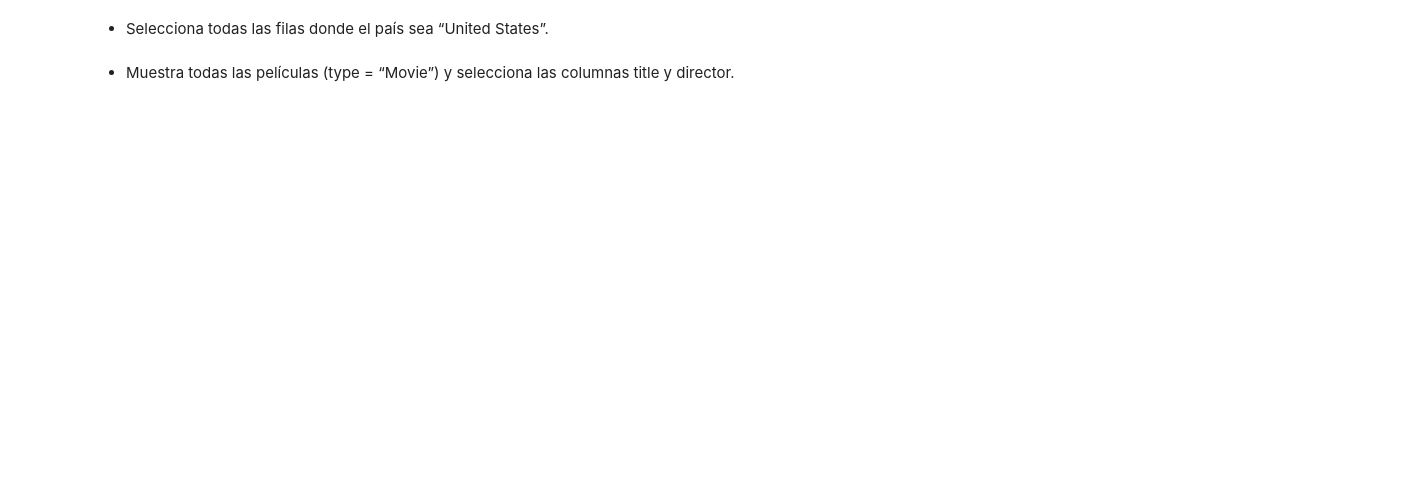
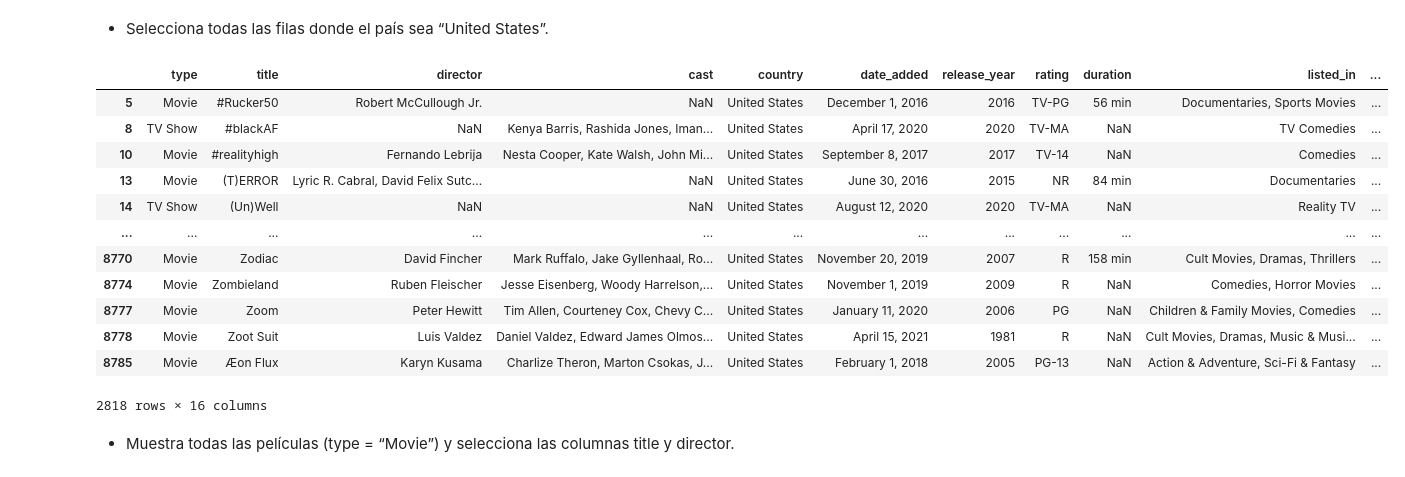
Before and after one commit to SrAlcast/2.2.Pandas, a Jupyter notebook: laboratorio-modulo2-leccion02-eda-union.ipynb, the cells around one changed output. Drawn from its saved outputs; the diff is of its cells as text; code cells hidden in the pictures; blank space fills up the shorter version.

```diff
--- a/laboratorio-modulo2-leccion02-eda-union.ipynb
+++ b/laboratorio-modulo2-leccion02-eda-union.ipynb
@@ -284,3 +415,8 @@ dtype: int64
 ### Parte 2: Unión de Datos
 
    - Deberás realizar la unión que consideres más apropiada entre `netflix_titles.csv` y `netflix_originals.csv`. Además, deberás justificar el tipo de unión que has realizado.
+# %%
+netflix_original.rename(columns={'Title': 'title'}, inplace=True)
+
+df_originalcompleto= pd.merge(netflix_titles, netflix_original, on=["title"], how='inner')
+df_originalcompleto
@@ -286,0 +437,8 @@ dtype: int64
+# %%
+netflix_original.rename(columns={'Title': 'title'}, inplace=True)
+
+df_originalcompleto= pd.merge(netflix_titles, netflix_original, on=["title"], how='inner')
+
+df_unido= pd.merge(netflix_titles, netflix_original, on=["title"], how='outer')
+
+df_unido.head()
@@ -297,4 +521,20 @@ dtype: int64
 # %% [markdown]
 - Selecciona todas las filas donde el país sea “United States”.
+# %%
+df_unido.loc[df_unido["country"]=="United States"]
+# %% [output]
+|  | type | title | director | cast | country | date_added | release_year | rating | duration | listed_in | ... |
+| 5 | Movie | #Rucker50 | Robert McCullough Jr. | NaN | United States | December 1, 2016 | 2016 | TV-PG | 56 min | Documentaries, Sports Movies | ... |
+| 8 | TV Show | #blackAF | NaN | Kenya Barris, Rashida Jones, Iman... | United States | April 17, 2020 | 2020 | TV-MA | NaN | TV Comedies | ... |
+| 10 | Movie | #realityhigh | Fernando Lebrija | Nesta Cooper, Kate Walsh, John Mi... | United States | September 8, 2017 | 2017 | TV-14 | NaN | Comedies | ... |
+| 13 | Movie | (T)ERROR | Lyric R. Cabral, David Felix Sutc... | NaN | United States | June 30, 2016 | 2015 | NR | 84 min | Documentaries | ... |
+| 14 | TV Show | (Un)Well | NaN | NaN | United States | August 12, 2020 | 2020 | TV-MA | NaN | Reality TV | ... |
+| ... | ... | ... | ... | ... | ... | ... | ... | ... | ... | ... | ... |
+| 8770 | Movie | Zodiac | David Fincher | Mark Ruffalo, Jake Gyllenhaal, Ro... | United States | November 20, 2019 | 2007 | R | 158 min | Cult Movies, Dramas, Thrillers | ... |
+| 8774 | Movie | Zombieland | Ruben Fleischer | Jesse Eisenberg, Woody Harrelson,... | United States | November 1, 2019 | 2009 | R | NaN | Comedies, Horror Movies | ... |
+| 8777 | Movie | Zoom | Peter Hewitt | Tim Allen, Courteney Cox, Chevy C... | United States | January 11, 2020 | 2006 | PG | NaN | Children & Family Movies, Comedies | ... |
+| 8778 | Movie | Zoot Suit | Luis Valdez | Daniel Valdez, Edward James Olmos... | United States | April 15, 2021 | 1981 | R | NaN | Cult Movies, Dramas, Music & Musi... | ... |
+| 8785 | Movie | Æon Flux | Karyn Kusama | Charlize Theron, Marton Csokas, J... | United States | February 1, 2018 | 2005 | PG-13 | NaN | Action & Adventure, Sci-Fi & Fantasy | ... |
+2818 rows × 16 columns
 # %% [markdown]
    - Muestra todas las películas (type = “Movie”) y selecciona las columnas title y director.
```
Also changed, not shown: parts of 33 cells of this notebook, 1 other file.
